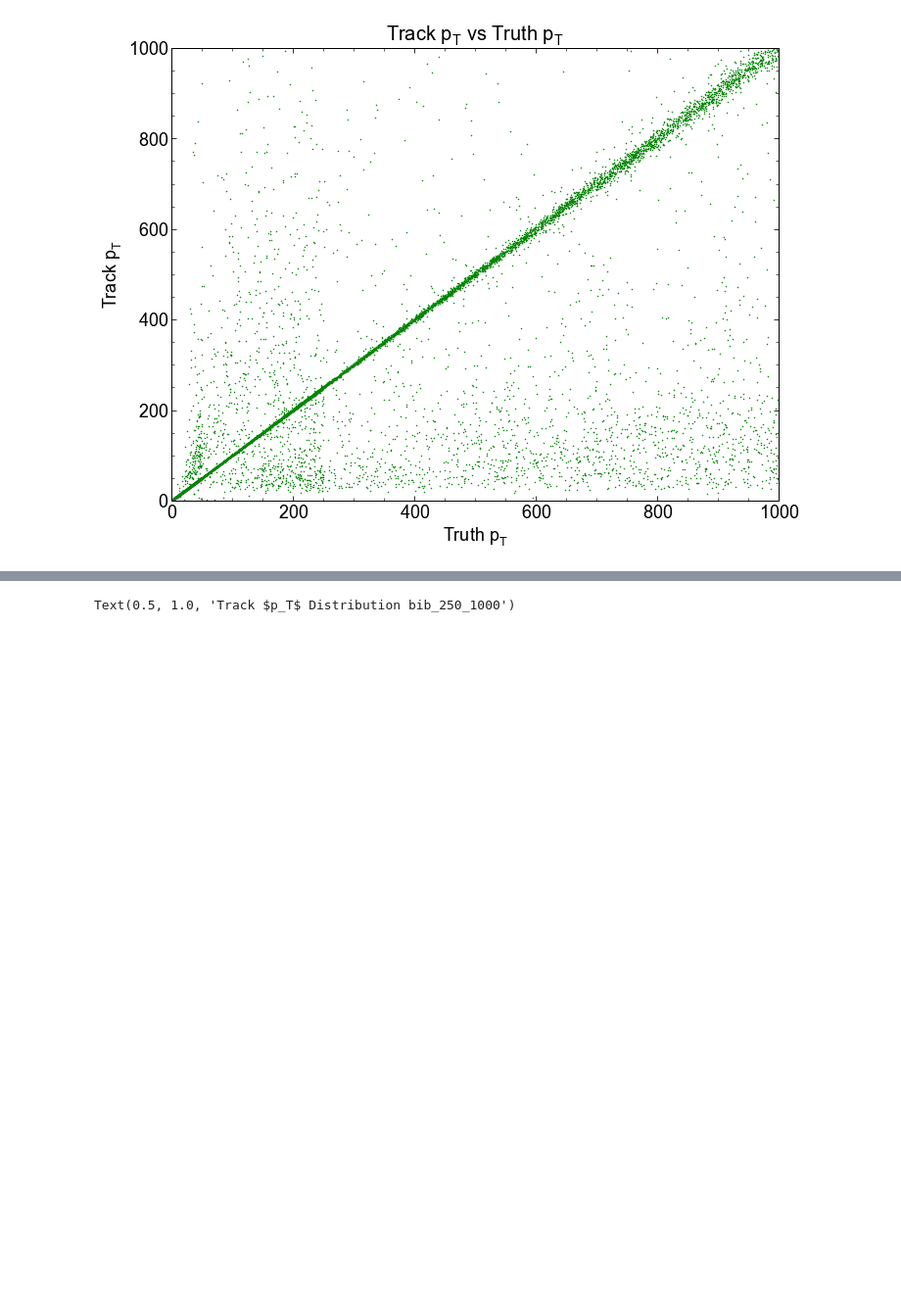
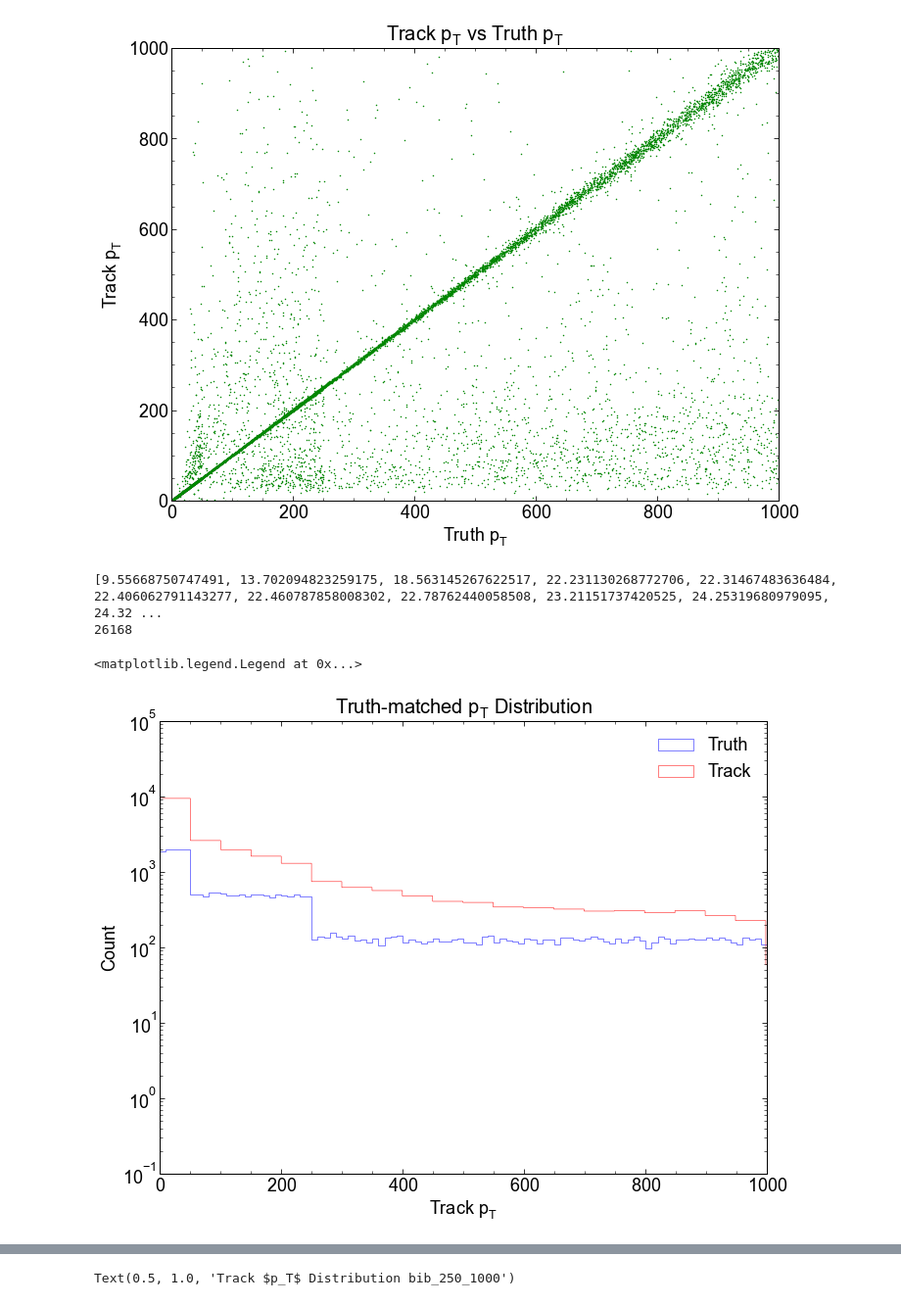
Before and after one commit to kdp-lab/maia_detector_paper, a Jupyter notebook: json_analysis.ipynb, the cells around one changed output, grey strips where cells are left out. Shown at 98% size. Cells and saved outputs as stored; diff of their text form; code cells hidden in the pictures; blank space fills up the shorter version.

```diff
--- a/json_analysis.ipynb
+++ b/json_analysis.ipynb
@@ -770,3 +802,20 @@ plt.show()
 # %% [output]
 <Figure size 432x288 with 0 Axes>
 [figure]
+# %%
+print(sorted(ak.flatten(LC_track_pt)[:1000]))
+print(len(LC_track_pt))
+plt.hist(ak.flatten(mcp_mu_pt), bins=100, color='blue', histtype = 'step', label = 'Truth')
+plt.hist(ak.flatten(LC_track_pt)[:23572], bins = 10000, color = 'red', histtype = 'step', label = 'Track')
+plt.xlim(0,1000)
+#plt.ylim(0, 2700)
+plt.yscale('log')
+plt.xlabel('Track $p_T$')
+plt.ylabel('Count')
+plt.title('Truth-matched $p_T$ Distribution')
+plt.legend()
+# %% [output]
+[9.55668750747491, 13.702094823259175, 18.563145267622517, 22.231130268772706, 22.31467483636484, 22.406062791143277, 22.460787858008302, 22.78762440058508, 23.21151737420525, 24.25319680979095, 24.32 ...
+26168
+<matplotlib.legend.Legend at 0x...>
+[figure, added]
```
Also changed, not shown: parts of 13 cells of this notebook.
